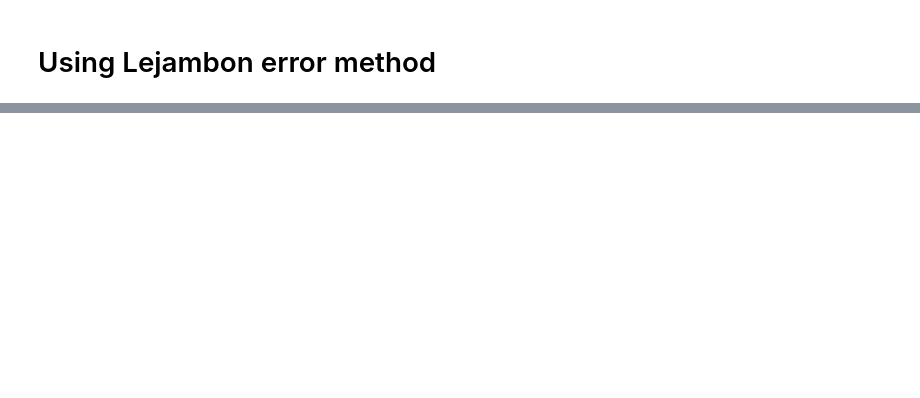
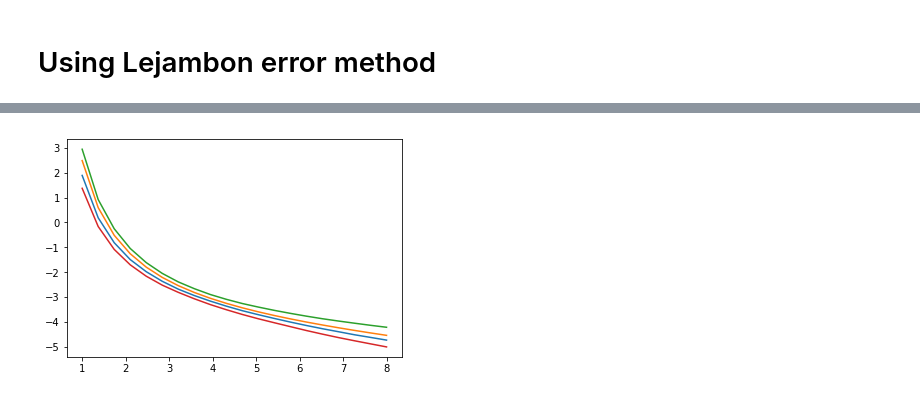
Before and after one commit to kamathrohan/b-decay-unbinned-machine-fit, a Jupyter notebook: Minuit/Amplitudes plot .ipynb, the cells around one changed output, grey strips where cells are left out. Cells and saved outputs as stored; diff of their text form; code cells hidden in the pictures; blank space fills up the shorter version.

```diff
--- a/Minuit/Amplitudes plot .ipynb
+++ b/Minuit/Amplitudes plot .ipynb
@@ -366,0 +393,87 @@ plt.show()
+# %%
+dataA=data[:,0:3]
+print(dataA)
+print(dataA.shape)
+
+
+
+x=np.linspace(1,8,20)
+
+def get_68(dataA,x):
+
+    mean=np.mean(dataA , axis=0)
+    #print(mean)
+    min_68=[]
+    max_68=[]
+    for I in range(len(x)):
+        #print(i , q2)
+        #print(sor)ted(data[:,i]))
+
+        distrib=[]
+        for k in range(len(dataA[:,0])):
+
+            distrib.append(ansatz(dataA[k,0],dataA[k,1],dataA[k,2],x[I]))
+
+        lim=np.mean(distrib)#print(distrib)
+
+        #print(distrib)
+        #print(distrib)
+        #print(lim)
+        above_mean=sorted(j for j in distrib if j > lim )
+        below_mean=sorted(j for j in distrib if j < lim )
+
+        below_mean=sorted(below_mean, reverse=True)
+
+        #print(len(below_mean))
+
+        max_68.append(above_mean[int((len(above_mean) - 1) * 0.68)])
+
+        min_68.append(below_mean[int((len(below_mean) - 1) * 0.68)])
+
+    return min_68 , max_68
+
+
+def get_95(dataA,x):
+
+    mean=np.mean(dataA , axis=0)
+    #print(mean)
+    min_95=[]
+    max_95=[]
+    for I in range(len(x)):
+        #print(i , q2)
+        #print(sor)ted(data[:,i]))
+
+        distrib=[]
+        for k in range(len(dataA[:,0])):
+
+            distrib.append(ansatz(dataA[k,0],dataA[k,1],dataA[k,2],x[I]))
+
+        lim=np.mean(distrib)#print(distrib)
+
+        #print(distrib)
+        #print(distrib)
+        #print(lim)
+        above_mean=sorted(j for j in distrib if j > lim )
+        below_mean=sorted(j for j in distrib if j < lim )
+
+        below_mean=sorted(below_mean, reverse=True)
+
+        #print(len(below_mean))
+
+        max_95.append(above_mean[int((len(above_mean) - 1) * 0.95)])
+
+        min_95.append(below_mean[int((len(below_mean) - 1) * 0.95)])
+
+    return min_95 , max_95
+
+
+
+
+minn, maxx =get_68(dataA ,x)
+minnI, maxxI =get_95(dataA ,x)
+print(len(minn))
+plt.plot(x , minn)
+plt.plot(x , ansatz(Coef0[0], Coef0[1] , Coef0[2] , x))
+plt.plot(x , maxx)
+plt.plot(x , minnI)
+# %% [output]
@@ -366,0 +490 @@ plt.show()
+[figure, added]
```
Also changed, not shown: parts of 10 cells of this notebook, 1 other file.
